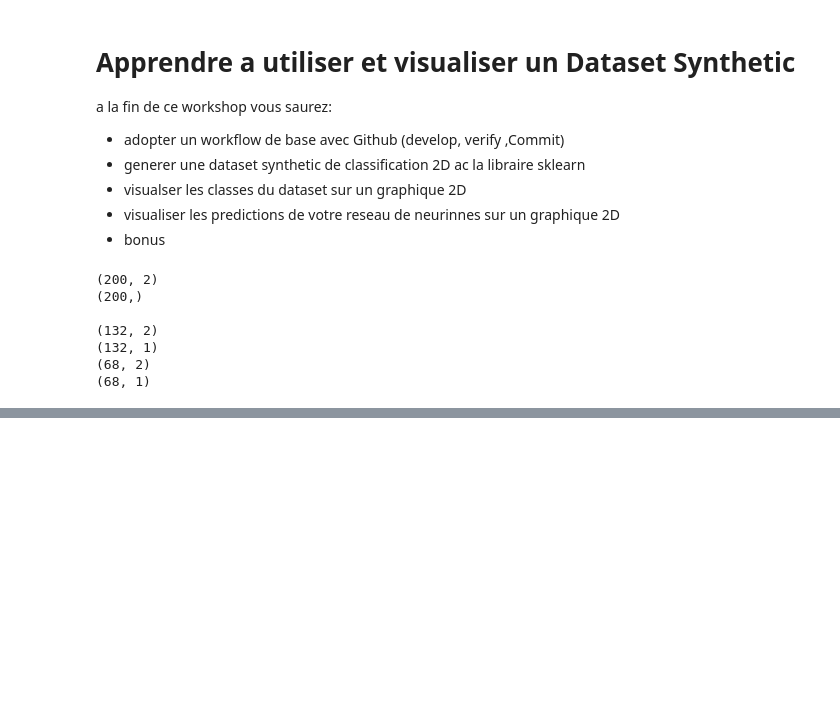
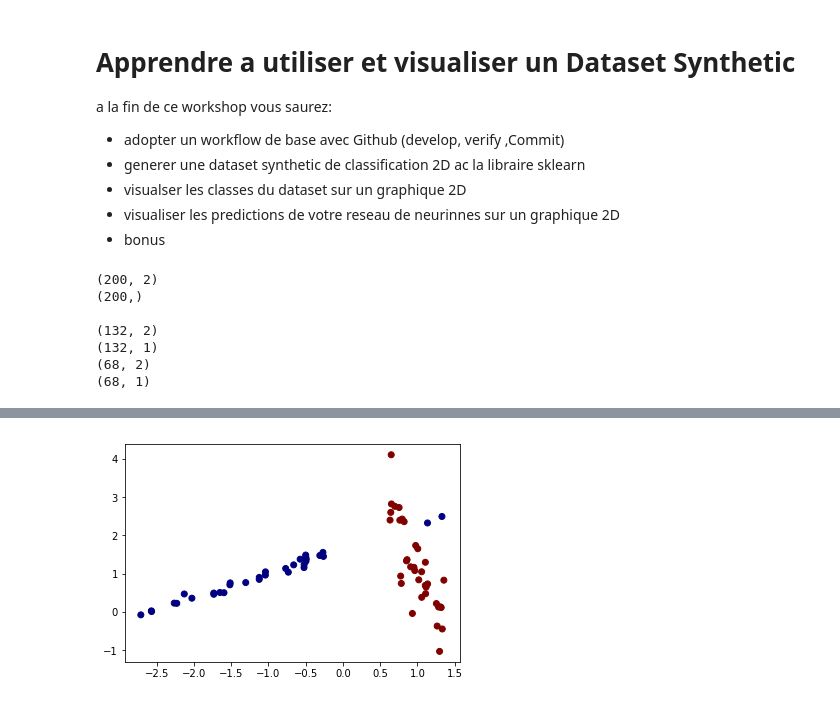
Before and after one commit to eloan86/syntethic_2D, a Jupyter notebook: Dataset_Synthetic.ipynb, the cells around one changed output, grey strips where cells are left out. Drawn from its saved outputs; the diff is of its cells as text; code cells hidden in the pictures; blank space fills up the shorter version.

```diff
--- a/Dataset_Synthetic.ipynb
+++ b/Dataset_Synthetic.ipynb
@@ -99,0 +122,4 @@ def plot_dataset(x,y):
+# %%
+plot_dataset(X_test, y_test)
+# %% [output]
+[figure, added]
```
Also changed, not shown: parts of 4 cells of this notebook.
